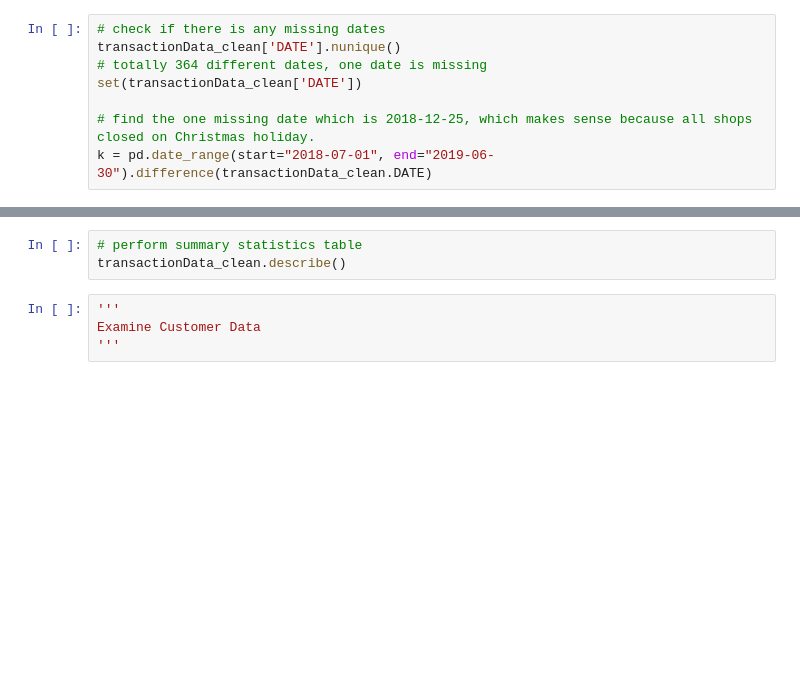
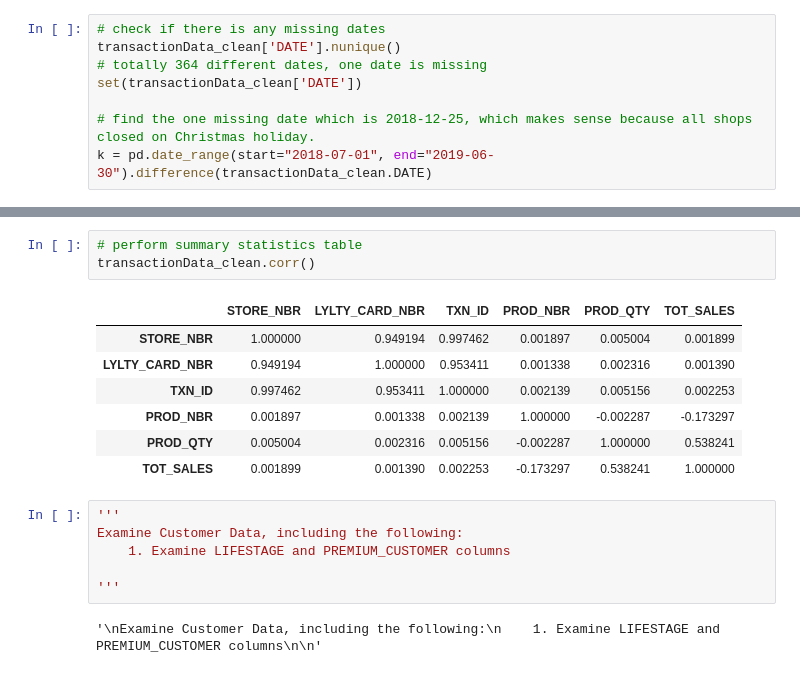
Before and after one commit to janewzhou/PortfolioProjects, a Jupyter notebook: Quantium Project/Quantium_Data_Validation&Wrangling.ipynb, the cells around one changed output, grey strips where cells are left out. Drawn from its saved outputs; the diff is of its cells as text; blank space fills up the shorter version.

Commit message:
Update Data_Validation&Wrangling python codes.

```diff
--- a/Quantium Project/Quantium_Data_Validation&Wrangling.ipynb
+++ b/Quantium Project/Quantium_Data_Validation&Wrangling.ipynb
@@ -106,9 +139,21 @@ brand_ls = ['RED','SNBTS','INFZNS','WW','SMITH','NCC','DORITO','GRAIN',
 # %%
 # perform summary statistics table
-transactionData_clean.describe()
+transactionData_clean.corr()
+# %% [output]
+|  | STORE_NBR | LYLTY_CARD_NBR | TXN_ID | PROD_NBR | PROD_QTY | TOT_SALES |
+| STORE_NBR | 1.000000 | 0.949194 | 0.997462 | 0.001897 | 0.005004 | 0.001899 |
+| LYLTY_CARD_NBR | 0.949194 | 1.000000 | 0.953411 | 0.001338 | 0.002316 | 0.001390 |
+| TXN_ID | 0.997462 | 0.953411 | 1.000000 | 0.002139 | 0.005156 | 0.002253 |
+| PROD_NBR | 0.001897 | 0.001338 | 0.002139 | 1.000000 | -0.002287 | -0.173297 |
+| PROD_QTY | 0.005004 | 0.002316 | 0.005156 | -0.002287 | 1.000000 | 0.538241 |
+| TOT_SALES | 0.001899 | 0.001390 | 0.002253 | -0.173297 | 0.538241 | 1.000000 |
 # %%
 '''
-Examine Customer Data
+Examine Customer Data, including the following:
+    1. Examine LIFESTAGE and PREMIUM_CUSTOMER columns
+
 '''
+# %% [output]
+'\nExamine Customer Data, including the following:\n    1. Examine LIFESTAGE and PREMIUM_CUSTOMER columns\n\n'
 # %%
 customerData
```
Also changed, not shown: parts of 51 cells of this notebook.
